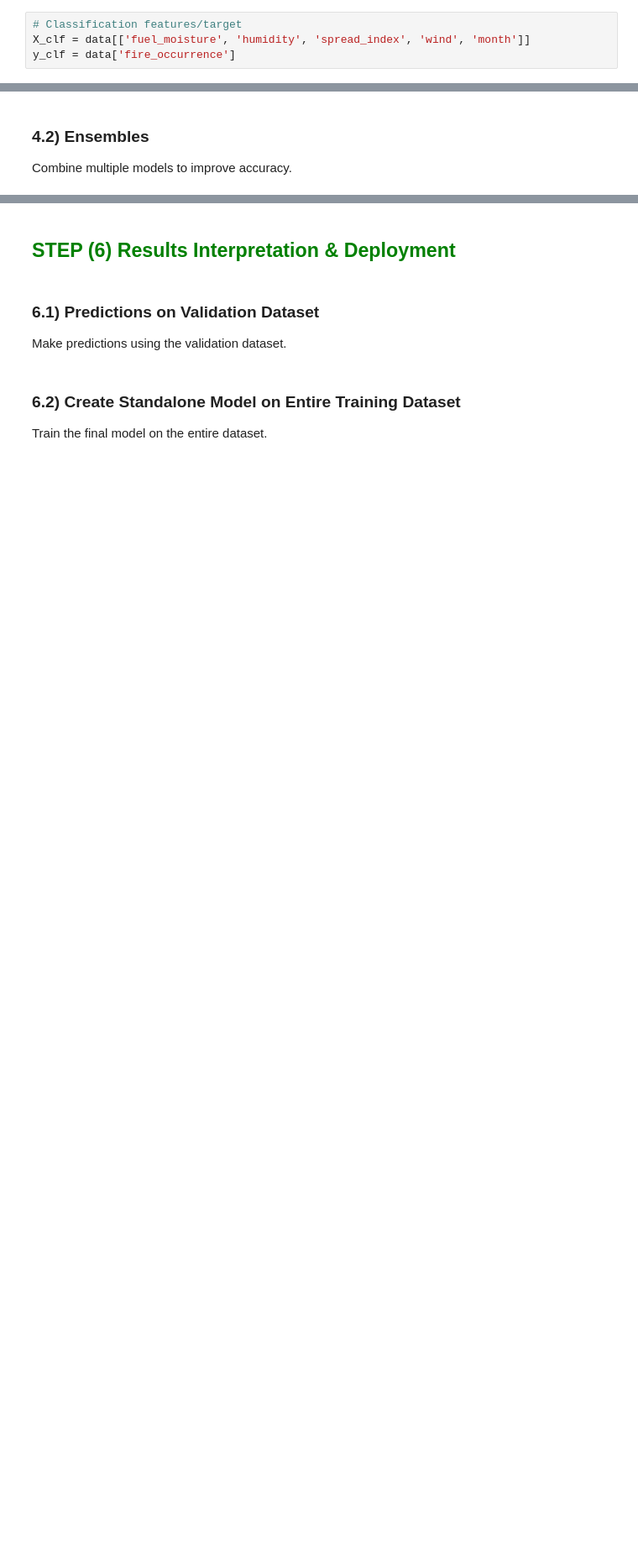
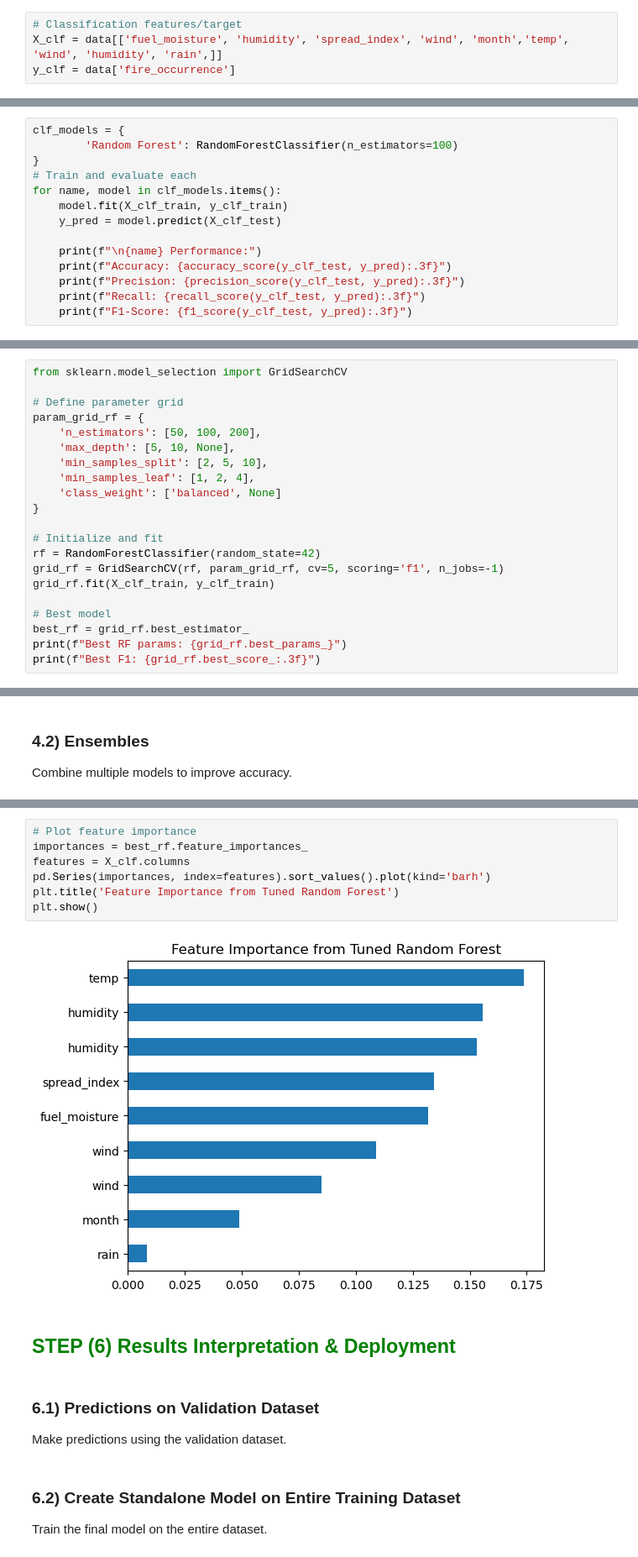
Before and after one commit to Avx11/ML_Project, a Jupyter notebook: ML_Project_Template.ipynb, the cells around one changed output, grey strips where cells are left out. Shown at 84% size. Cells and saved outputs as stored; diff of their text form; blank space fills up the shorter version.

```diff
--- a/ML_Project_Template.ipynb
+++ b/ML_Project_Template.ipynb
@@ -424,7 +418,7 @@ X_reg = data[['temp', 'wind', 'humidity', 'rain', 'month', 'day']]
 y_reg = data['log_area']
 # %%
 # Classification features/target
-X_clf = data[['fuel_moisture', 'humidity', 'spread_index', 'wind', 'month']]
+X_clf = data[['fuel_moisture', 'humidity', 'spread_index', 'wind', 'month','temp', 'wind', 'humidity', 'rain',]]
 y_clf = data['fire_occurrence']
 # %% [markdown]
 ### 3.2) Data Transforms
@@ -980,3 +915,17 @@ KNN Sample Predictions:
 # %% [markdown]
 ### 4.2) Test Options and Evaluation Metric
 Define the evaluation metric for the model.
+# %%
+clf_models = {
+        'Random Forest': RandomForestClassifier(n_estimators=100)
+}
+# Train and evaluate each
+for name, model in clf_models.items():
+    model.fit(X_clf_train, y_clf_train)
+    y_pred = model.predict(X_clf_test)
+
+    print(f"\n{name} Performance:")
+    print(f"Accuracy: {accuracy_score(y_clf_test, y_pred):.3f}")
+    print(f"Precision: {precision_score(y_clf_test, y_pred):.3f}")
+    print(f"Recall: {recall_score(y_clf_test, y_pred):.3f}")
+    print(f"F1-Score: {f1_score(y_clf_test, y_pred):.3f}")
@@ -988,3 +1049,24 @@ Test multiple algorithms to identify the best-performing one.
 # %% [markdown]
 ### 4.1) Algorithm Tuning
 Optimize hyperparameters for better performance.
+# %%
+from sklearn.model_selection import GridSearchCV
+
+# Define parameter grid
+param_grid_rf = {
+    'n_estimators': [50, 100, 200],
+    'max_depth': [5, 10, None],
+    'min_samples_split': [2, 5, 10],
+    'min_samples_leaf': [1, 2, 4],
+    'class_weight': ['balanced', None]
+}
+
+# Initialize and fit
+rf = RandomForestClassifier(random_state=42)
+grid_rf = GridSearchCV(rf, param_grid_rf, cv=5, scoring='f1', n_jobs=-1)
+grid_rf.fit(X_clf_train, y_clf_train)
+
+# Best model
+best_rf = grid_rf.best_estimator_
+print(f"Best RF params: {grid_rf.best_params_}")
+print(f"Best F1: {grid_rf.best_score_:.3f}")
@@ -994,3 +1134,12 @@ Combine multiple models to improve accuracy.
+# %%
+# Plot feature importance
+importances = best_rf.feature_importances_
+features = X_clf.columns
+pd.Series(importances, index=features).sort_values().plot(kind='barh')
+plt.title('Feature Importance from Tuned Random Forest')
+plt.show()
+# %% [output]
+[figure, added]
 # %% [markdown]
 ## <b> <font color=green> STEP (6) Results Interpretation & Deployment </font> </b>
 # %% [markdown]
```
Also changed, not shown: parts of 33 cells of this notebook.
